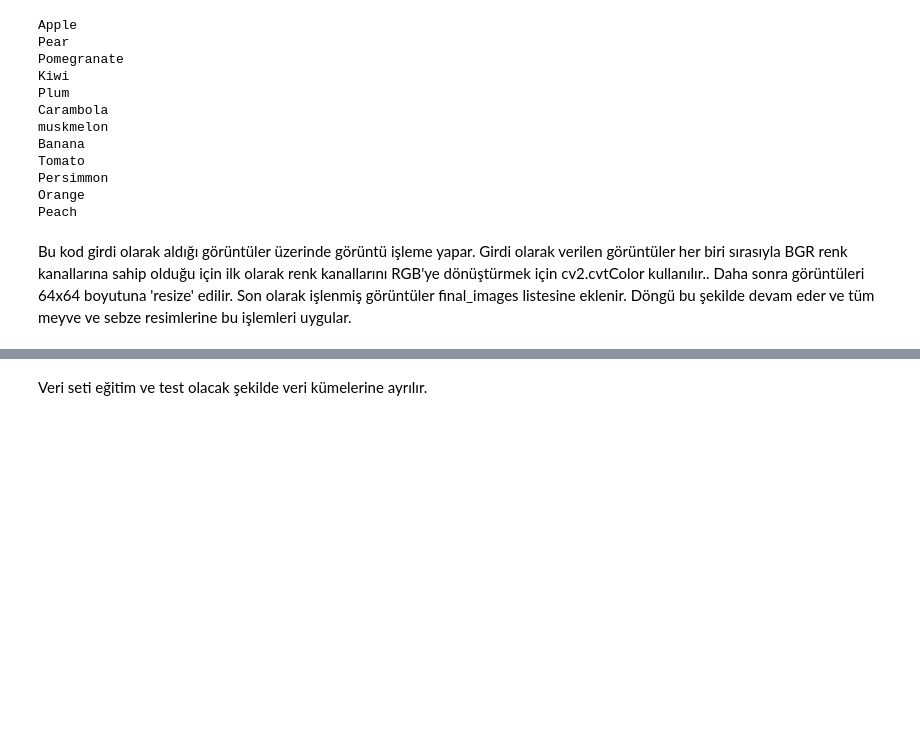
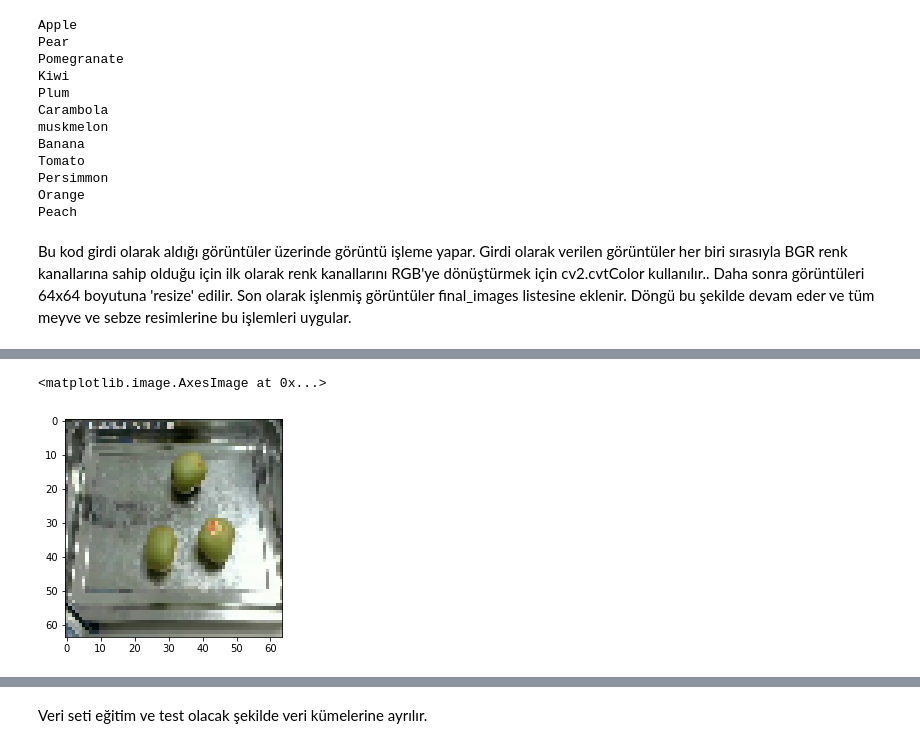
Before and after one commit to kemaldemirel1999/Computer-Vision-Fruit-Vegetables-Recognition, a Jupyter notebook: vision.ipynb, the cells around one changed output, grey strips where cells are left out. Cells and saved outputs as stored; diff of their text form; code cells hidden in the pictures; blank space fills up the shorter version.

```diff
--- a/vision.ipynb
+++ b/vision.ipynb
@@ -67,0 +73,5 @@ images = preprocess(images)
+# %%
+plt.imshow(images[14000])
+# %% [output]
+<matplotlib.image.AxesImage at 0x...>
+[figure, added]
```
Also changed, not shown: parts of 5 cells of this notebook, 1 other file.
